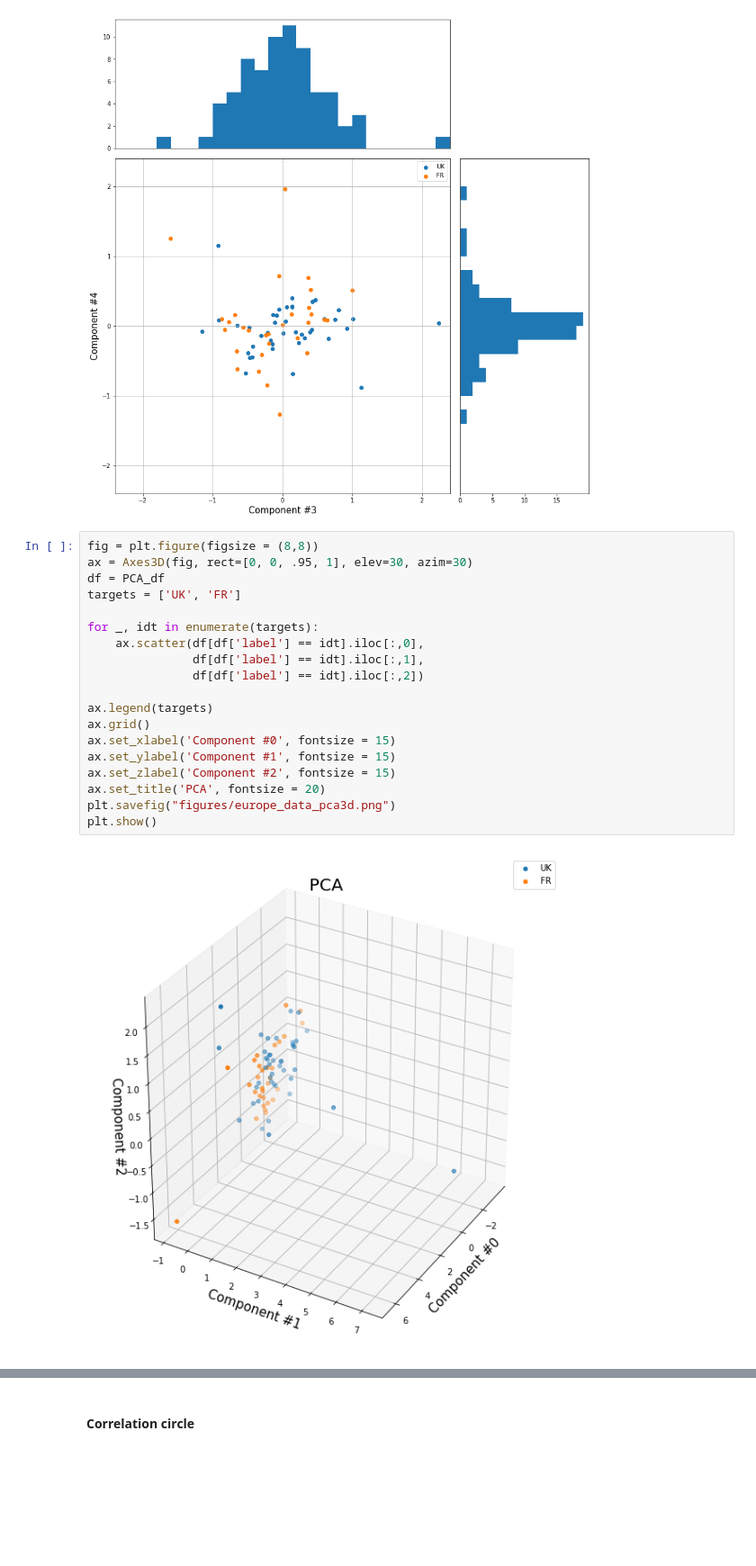
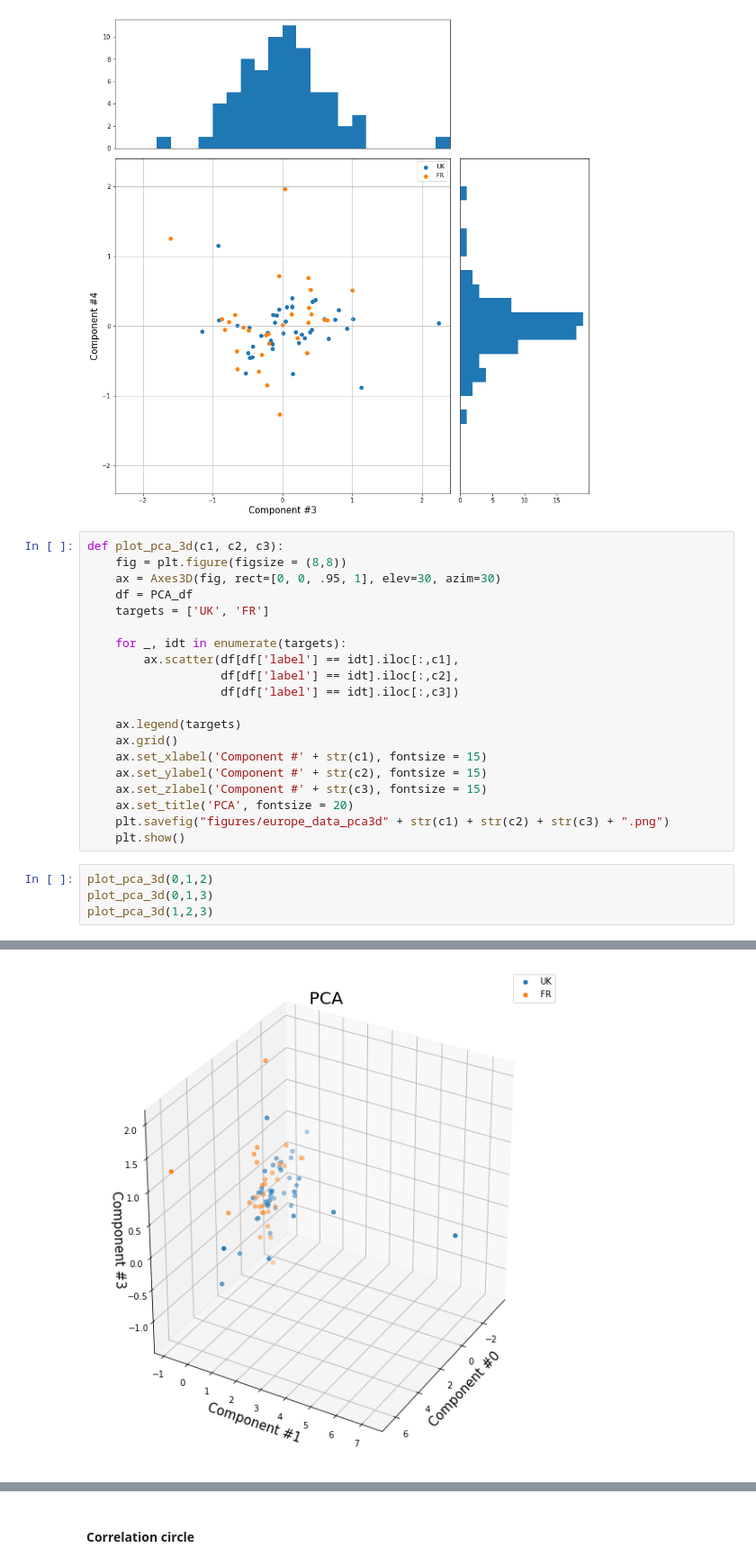
Before and after one commit to donaca/COVID19PM2.5, a Jupyter notebook: Real_data.ipynb, the cells around one changed output, grey strips where cells are left out. Shown: that part at 90% size. Drawn from its saved outputs; the diff is of its cells as text; blank space fills up the shorter version.

```diff
--- a/Real_data.ipynb
+++ b/Real_data.ipynb
@@ -210,23 +210,27 @@ PCA_plot(PCA_df, [2, 3])
 # %% [output]
 [figure]
 # %%
-fig = plt.figure(figsize = (8,8))
-ax = Axes3D(fig, rect=[0, 0, .95, 1], elev=30, azim=30)
-df = PCA_df
-targets = ['UK', 'FR']
+def plot_pca_3d(c1, c2, c3):
+    fig = plt.figure(figsize = (8,8))
+    ax = Axes3D(fig, rect=[0, 0, .95, 1], elev=30, azim=30)
+    df = PCA_df
+    targets = ['UK', 'FR']
 
-for _, idt in enumerate(targets):
-    ax.scatter(df[df['label'] == idt].iloc[:,0],
-               df[df['label'] == idt].iloc[:,1],
-               df[df['label'] == idt].iloc[:,2])
+    for _, idt in enumerate(targets):
+        ax.scatter(df[df['label'] == idt].iloc[:,c1],
+                   df[df['label'] == idt].iloc[:,c2],
+                   df[df['label'] == idt].iloc[:,c3])
 
-ax.legend(targets)
-ax.grid()
-ax.set_xlabel('Component #0', fontsize = 15)
-ax.set_ylabel('Component #1', fontsize = 15)
-ax.set_zlabel('Component #2', fontsize = 15)
-ax.set_title('PCA', fontsize = 20)
-plt.savefig("figures/europe_data_pca3d.png")
-plt.show()
+    ax.legend(targets)
+    ax.grid()
+    ax.set_xlabel('Component #' + str(c1), fontsize = 15)
+    ax.set_ylabel('Component #' + str(c2), fontsize = 15)
+    ax.set_zlabel('Component #' + str(c3), fontsize = 15)
+    ax.set_title('PCA', fontsize = 20)
+    plt.savefig("figures/europe_data_pca3d" + str(c1) + str(c2) + str(c3) + ".png")
+    plt.show()
-# %% [output]
-[figure, removed]
+# %%
+plot_pca_3d(0,1,2)
+plot_pca_3d(0,1,3)
+plot_pca_3d(1,2,3)
+# %% [output]
@@ -232,0 +238 @@ plt.show()
+[figure, added]
```
Also changed, not shown: parts of 3 cells of this notebook.
